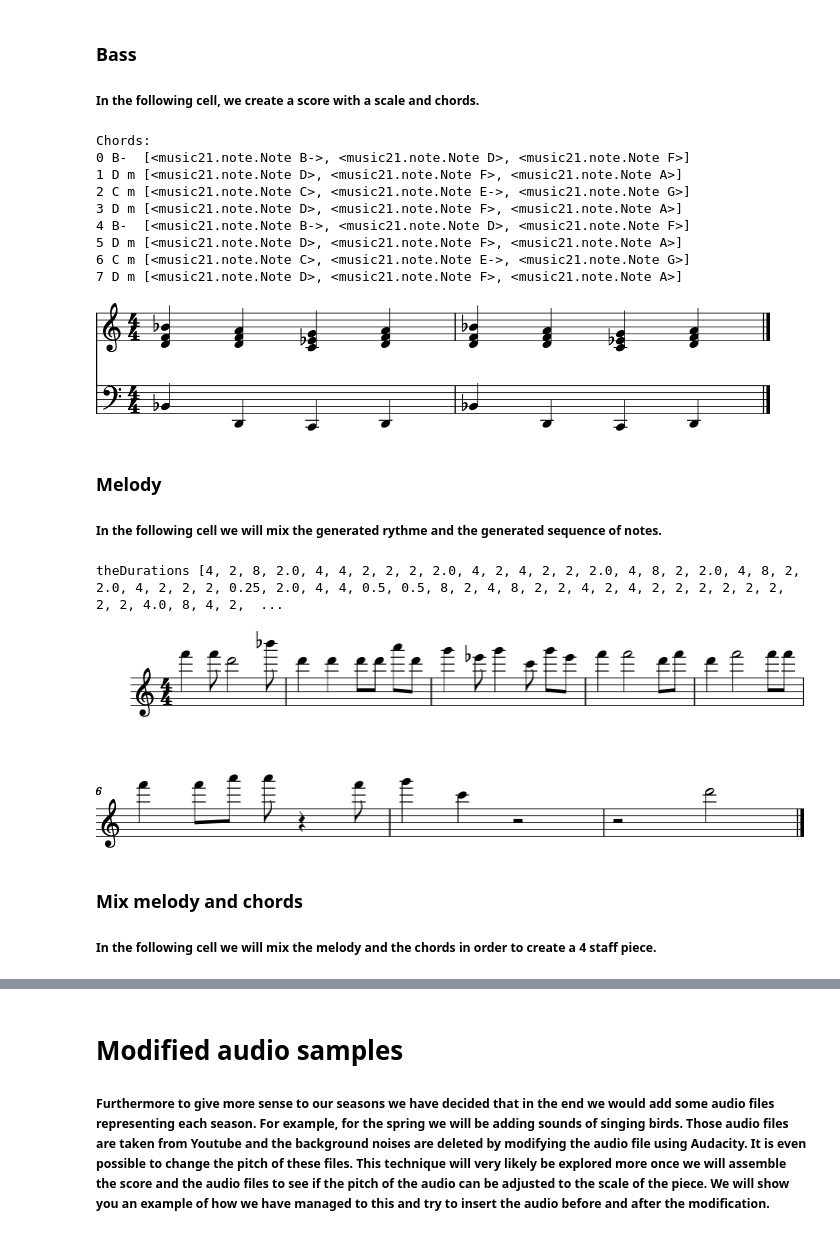
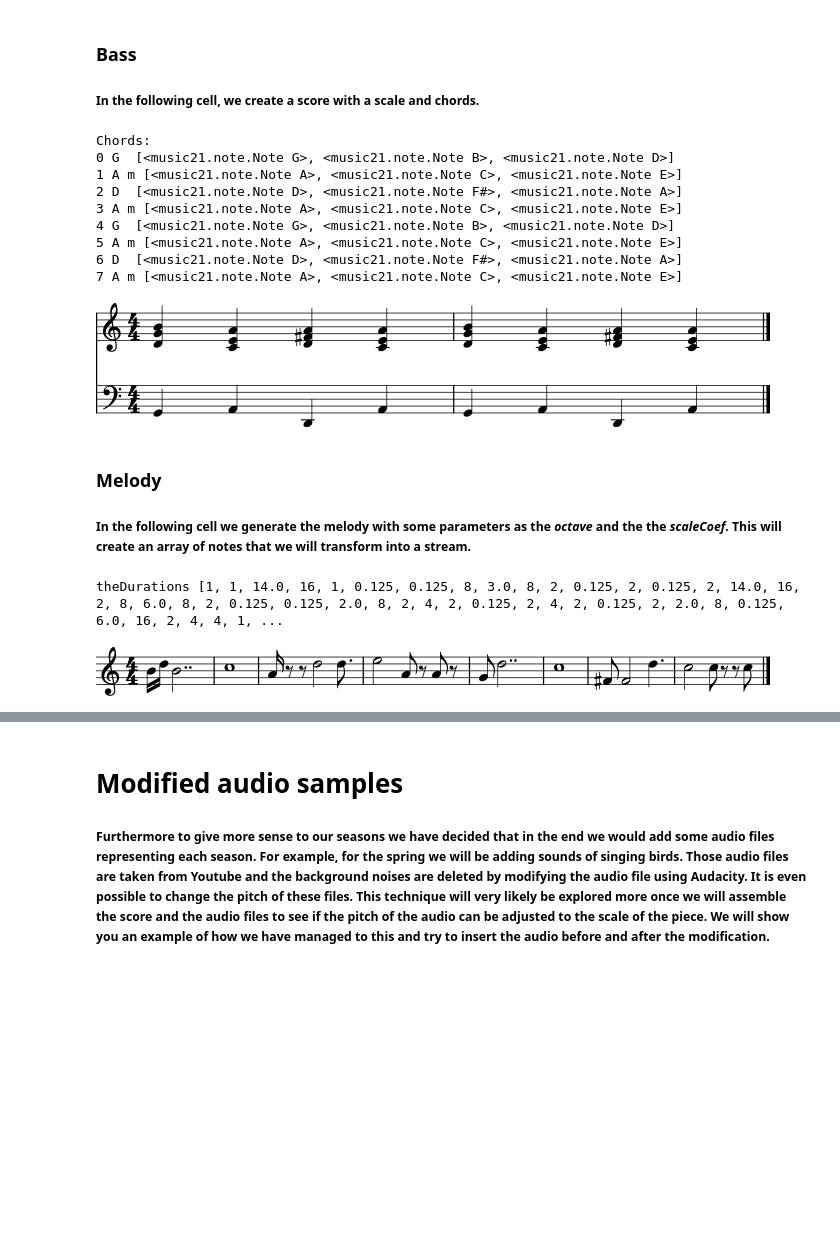
Before and after one commit to AlainSchoebi/MusicalTheory, a Jupyter notebook: Notebook2.ipynb, the cells around one changed output, grey strips where cells are left out. Cells and saved outputs as stored; diff of their text form; code cells hidden in the pictures; blank space fills up the shorter version.

Commit message:
music generation example  and seasons comments

```diff
--- a/Notebook2.ipynb
+++ b/Notebook2.ipynb
@@ -1004,37 +997,39 @@ theOctaveRegion = 2;
 theChordsNbr = 4;
 
 theBassChords = getBassChords(theScale, theChordsNbr, theOctaveRegion);
-for i in range(len(theBassChords)):
-    theBassChords.append(theBassChords[i].copy());
 
+# repeat the chords sequence twice
+theBassChords = theBassChords + copyChordsArray(theBassChords);
 theBassNotes = [note.Note(pitch = c.baseNote.pitch.name, octave = theOctaveRegion) for c in theBassChords];
+showBass(theBassChords, theBassNotes, _play = True);
 
-showBass(theBassChords, theBassNotes, _play = True);
+# define as octave length
+theBassNotes = [note.Note(pitch = c.baseNote.pitch.name, octave = 2, quarterLength = 4) for c in theBassChords];
+theBassNotesPart = getPartFromNotes(theBassNotes);
 # %% [output]
 Chords:
-0 B-  [<music21.note.Note B->, <music21.note.Note D>, <music21.note.Note F>]
-1 D m [<music21.note.Note D>, <music21.note.Note F>, <music21.note.Note A>]
-2 C m [<music21.note.Note C>, <music21.note.Note E->, <music21.note.Note G>]
-3 D m [<music21.note.Note D>, <music21.note.Note F>, <music21.note.Note A>]
-4 B-  [<music21.note.Note B->, <music21.note.Note D>, <music21.note.Note F>]
-5 D m [<music21.note.Note D>, <music21.note.Note F>, <music21.note.Note A>]
-6 C m [<music21.note.Note C>, <music21.note.Note E->, <music21.note.Note G>]
-7 D m [<music21.note.Note D>, <music21.note.Note F>, <music21.note.Note A>]
+0 G  [<music21.note.Note G>, <music21.note.Note B>, <music21.note.Note D>]
+1 A m [<music21.note.Note A>, <music21.note.Note C>, <music21.note.Note E>]
+2 D  [<music21.note.Note D>, <music21.note.Note F#>, <music21.note.Note A>]
+3 A m [<music21.note.Note A>, <music21.note.Note C>, <music21.note.Note E>]
+4 G  [<music21.note.Note G>, <music21.note.Note B>, <music21.note.Note D>]
+5 A m [<music21.note.Note A>, <music21.note.Note C>, <music21.note.Note E>]
+6 D  [<music21.note.Note D>, <music21.note.Note F#>, <music21.note.Note A>]
+7 A m [<music21.note.Note A>, <music21.note.Note C>, <music21.note.Note E>]
-[figure, old version]
+[figure, new version]
 # %% [markdown]
 ### Melody
-##### In the following cell we will mix the generated rythme and the generated sequence of notes.
+##### In the following cell we generate the melody with some parameters as the _octave_ and the the _scaleCoef_. This will create an array of notes that we will transform into a stream.
 # %%
+freq = [5, 50, 30, 20, 10, 3, 2, 1];
 theDurations = get_path(freq);
 
-print("theDurations",theDurations);
-theMelody = getMelody(theScale, theBassChords, theDurations, _octave = 6)
+print("theDurations", theDurations);
+theMelody = getMelody(theScale, theBassChords, theDurations, _octave = 4, _scaleCoef = 0)
 
-melodyStream = getStreamFromNotes(theMelody);
-melodyStream.show();
+theMelodyPart = getPartFromNotes(theMelody);
+theMelodyPart.show();
+#play(theMelodyPart);
 # %% [output]
-theDurations [4, 2, 8, 2.0, 4, 4, 2, 2, 2, 2.0, 4, 2, 4, 2, 2, 2.0, 4, 8, 2, 2.0, 4, 8, 2, 2.0, 4, 2, 2, 2, 0.25, 2.0, 4, 4, 0.5, 0.5, 8, 2, 4, 8, 2, 2, 4, 2, 4, 2, 2, 2, 2, 2, 2, 2, 2, 4.0, 8, 4, 2,  ...
+theDurations [1, 1, 14.0, 16, 1, 0.125, 0.125, 8, 3.0, 8, 2, 0.125, 2, 0.125, 2, 14.0, 16, 2, 8, 6.0, 8, 2, 0.125, 0.125, 2.0, 8, 2, 4, 2, 0.125, 2, 4, 2, 0.125, 2, 2.0, 8, 0.125, 6.0, 16, 2, 4, 4, 1, ...
-[figure, old version]
+[figure, new version]
-# %% [markdown]
-### Mix melody and chords
-##### In the following cell we will mix the melody and the chords in order to create a 4 staff piece.
```
Also changed, not shown: parts of 93 cells of this notebook.
